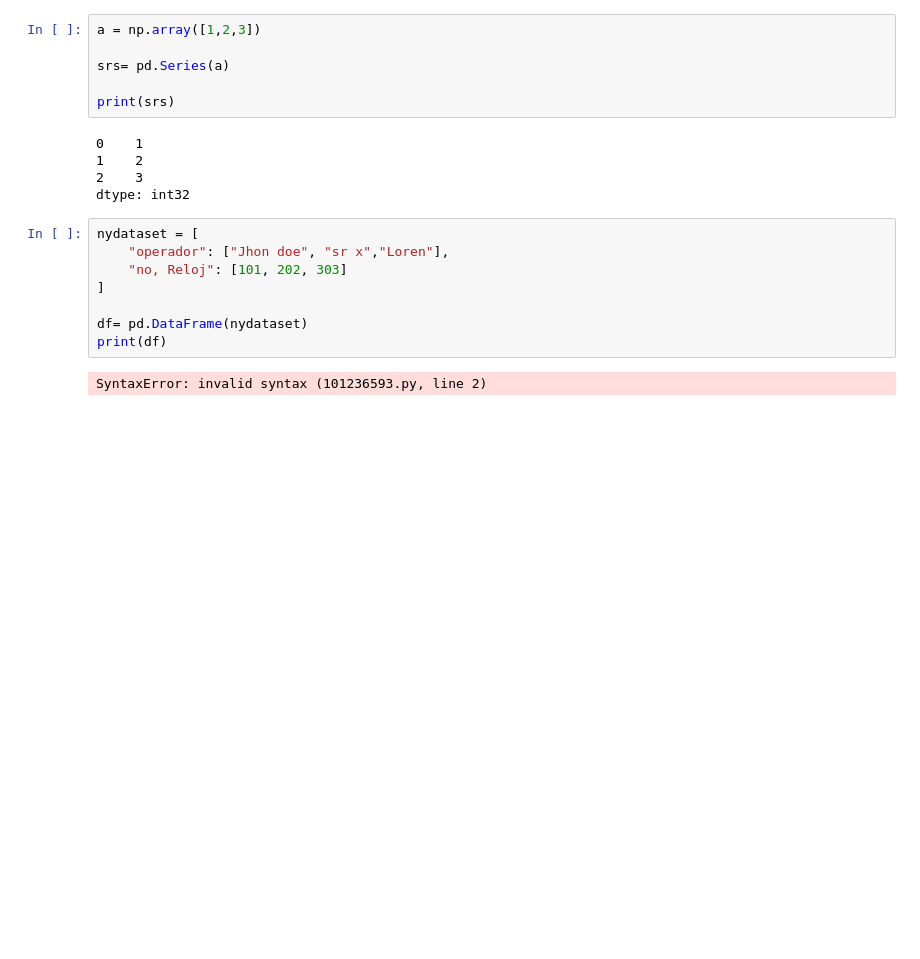
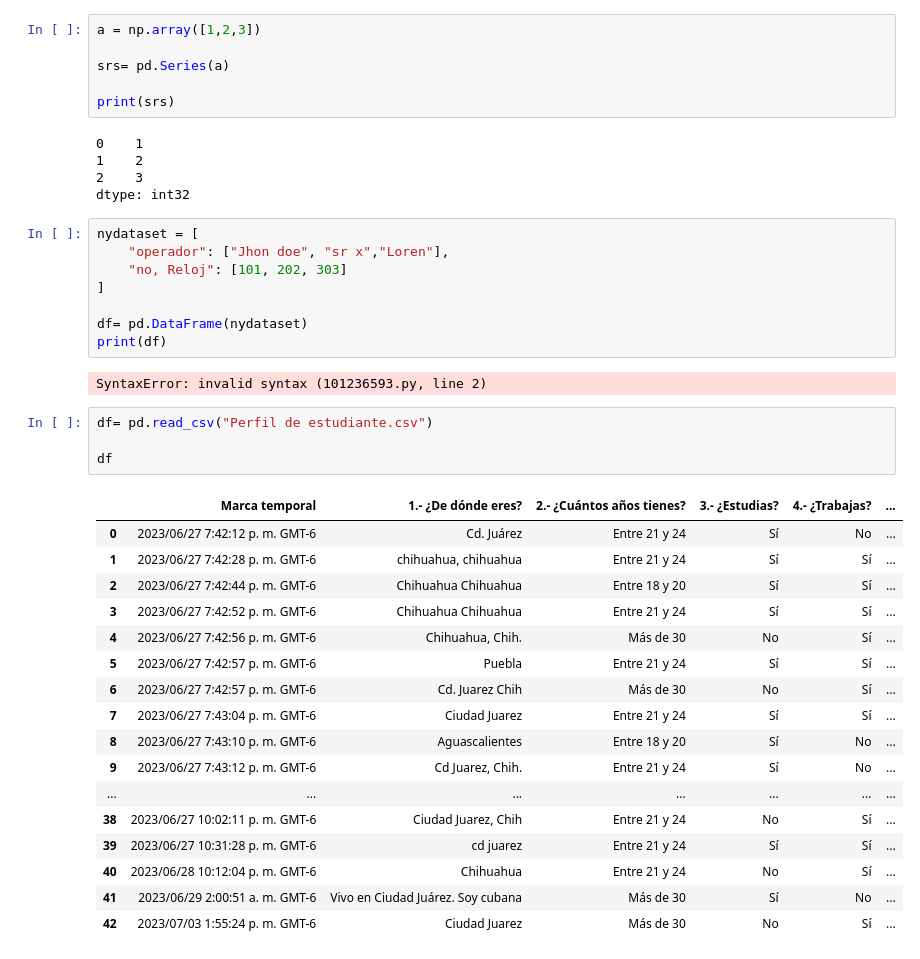
Before and after one commit to SamuelNkr/Curso-Pyton-Repositorio, a Jupyter notebook: nootebook.ipynb, the cells around one changed output. Cells and saved outputs as stored; diff of their text form; blank space fills up the shorter version.

```diff
--- a/nootebook.ipynb
+++ b/nootebook.ipynb
@@ -171,3 +171,25 @@ df= pd.DataFrame(nydataset)
 print(df)
 # %% [output]
 SyntaxError: invalid syntax (101236593.py, line 2)
+# %%
+df= pd.read_csv("Perfil de estudiante.csv")
+
+df
+# %% [output]
+|  | Marca temporal | 1.- ¿De dónde eres? | 2.- ¿Cuántos años tienes? | 3.- ¿Estudias? | 4.- ¿Trabajas? | ... |
+| 0 | 2023/06/27 7:42:12 p. m. GMT-6 | Cd. Juárez | Entre 21 y 24 | Sí | No | ... |
+| 1 | 2023/06/27 7:42:28 p. m. GMT-6 | chihuahua, chihuahua | Entre 21 y 24 | Sí | Sí | ... |
+| 2 | 2023/06/27 7:42:44 p. m. GMT-6 | Chihuahua Chihuahua | Entre 18 y 20 | Sí | Sí | ... |
+| 3 | 2023/06/27 7:42:52 p. m. GMT-6 | Chihuahua Chihuahua | Entre 21 y 24 | Sí | Sí | ... |
+| 4 | 2023/06/27 7:42:56 p. m. GMT-6 | Chihuahua, Chih. | Más de 30 | No | Sí | ... |
+| 5 | 2023/06/27 7:42:57 p. m. GMT-6 | Puebla | Entre 21 y 24 | Sí | Sí | ... |
+| 6 | 2023/06/27 7:42:57 p. m. GMT-6 | Cd. Juarez Chih | Más de 30 | No | Sí | ... |
+| 7 | 2023/06/27 7:43:04 p. m. GMT-6 | Ciudad Juarez | Entre 21 y 24 | Sí | Sí | ... |
+| 8 | 2023/06/27 7:43:10 p. m. GMT-6 | Aguascalientes | Entre 18 y 20 | Sí | No | ... |
+| 9 | 2023/06/27 7:43:12 p. m. GMT-6 | Cd Juarez, Chih. | Entre 21 y 24 | Sí | No | ... |
+| ... | ... | ... | ... | ... | ... | ... |
+| 38 | 2023/06/27 10:02:11 p. m. GMT-6 | Ciudad Juarez, Chih | Entre 21 y 24 | No | Sí | ... |
+| 39 | 2023/06/27 10:31:28 p. m. GMT-6 | cd juarez | Entre 21 y 24 | Sí | Sí | ... |
+| 40 | 2023/06/28 10:12:04 p. m. GMT-6 | Chihuahua | Entre 21 y 24 | No | Sí | ... |
+| 41 | 2023/06/29 2:00:51 a. m. GMT-6 | Vivo en Ciudad Juárez. Soy cubana | Más de 30 | Sí | No | ... |
+| 42 | 2023/07/03 1:55:24 p. m. GMT-6 | Ciudad Juarez | Más de 30 | No | Sí | ... |
```
Also changed, not shown: parts of 14 cells of this notebook, 2 other files.
